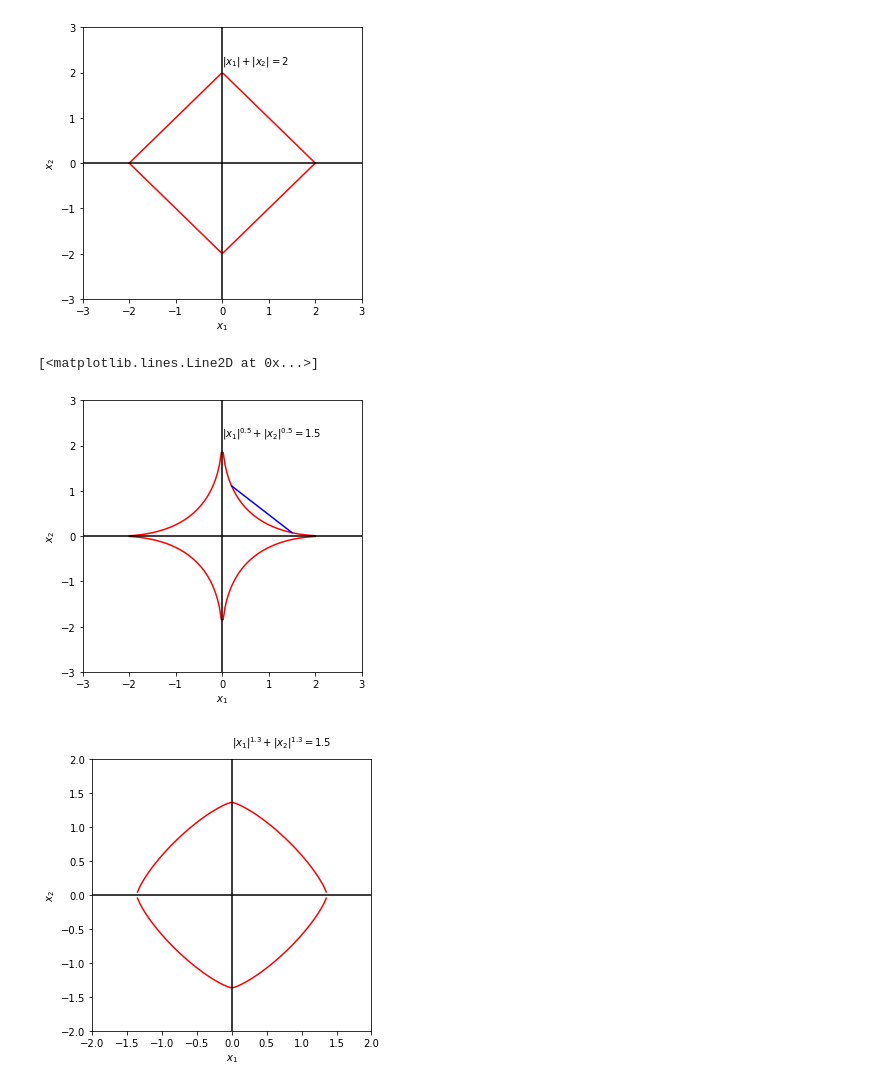
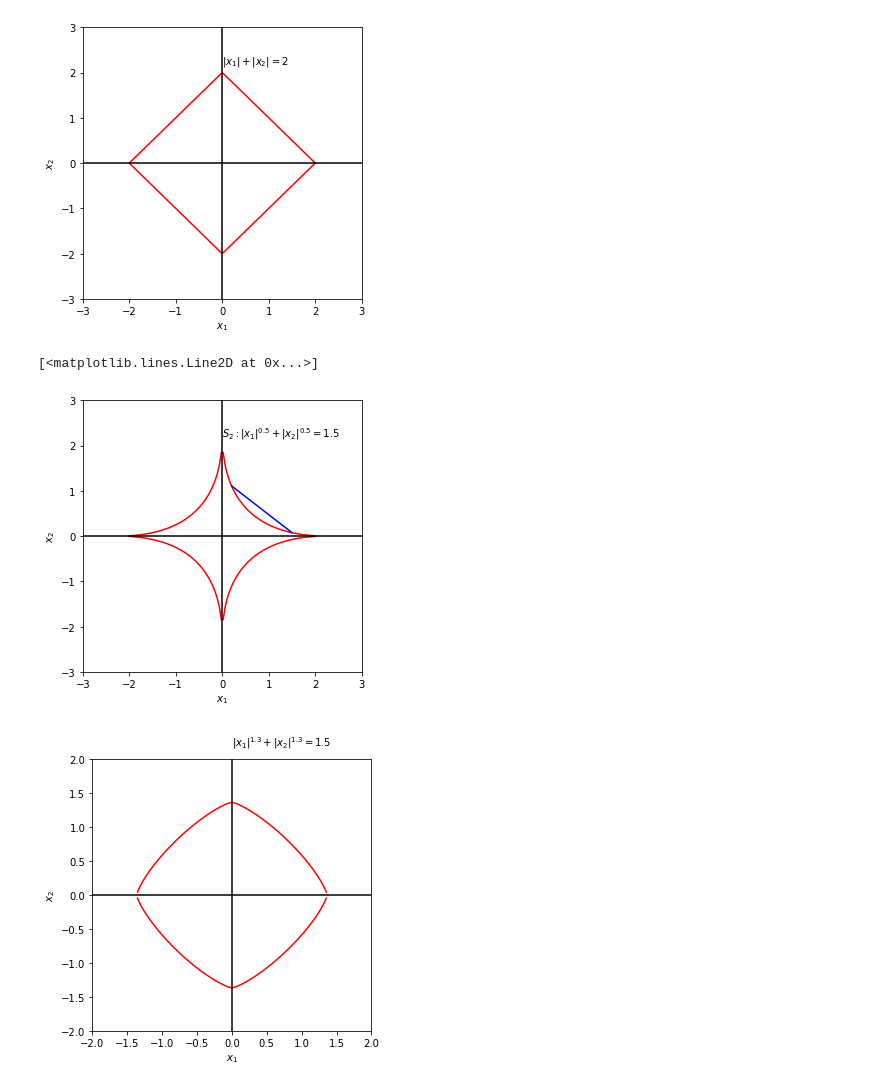
Before and after one commit to yangju2011/Connect_the_Dots, a Jupyter notebook: p_6_numerical_optimization.ipynb, the cells around one changed output. Drawn from its saved outputs; the diff is of its cells as text; code cells hidden in the pictures.

```diff
--- a/p_6_numerical_optimization.ipynb
+++ b/p_6_numerical_optimization.ipynb
@@ -43,15 +43,15 @@ plot_contour(x1_list, x3_list, lim = 3, formula = r"$|x_1|+ |x_2| = 2$")
 # %%
 x4_list = np.array([h_x2(x1, 1.5, 0.5) for x1 in x1_list])
 # %%
-plot_contour(x1_list, x4_list, lim = 3, formula = r"$|x_1|^{0.5} + |x_2|^{0.5} = 1.5 $")
+plot_contour(x1_list, x4_list, lim = 3, formula = r"$S_2:|x_1|^{0.5} + |x_2|^{0.5} = 1.5 $")
 a_x1 = 0.2
 a_x2 = h_x2(a_x1, 1.5, 0.5)[0]
 b_x1 = 1.5
 b_x2 = h_x2(b_x1, 1.5, 0.5)[0]
 plt.plot([a_x1,b_x1],[a_x2,b_x2],c='blue')
 # %% [output]
 [<matplotlib.lines.Line2D at 0x...>]
-[figure, old version]
+[figure, new version]
 # %%
 x5_list = np.array([h_x2(x1, 1.5, 1.3) for x1 in x1_list])
 # %%
```
Also changed, not shown: parts of 1 cell of this notebook.
